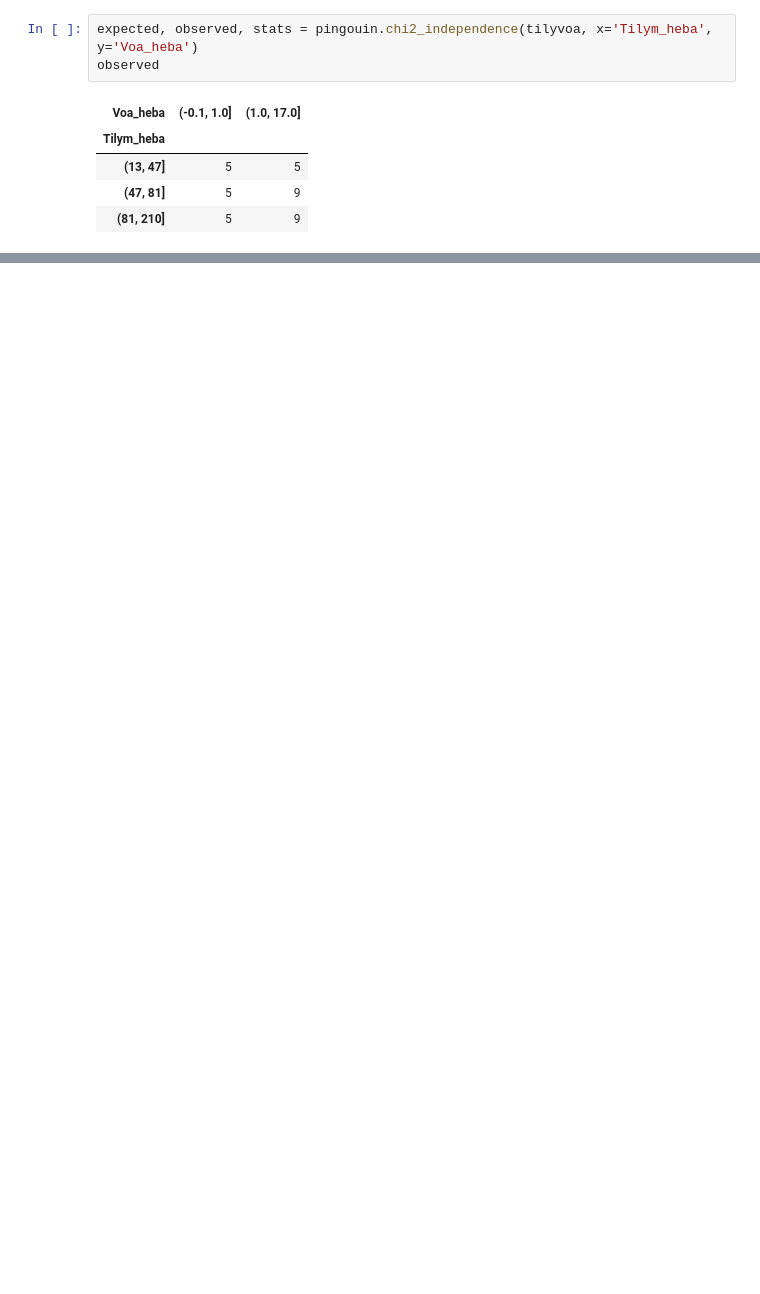
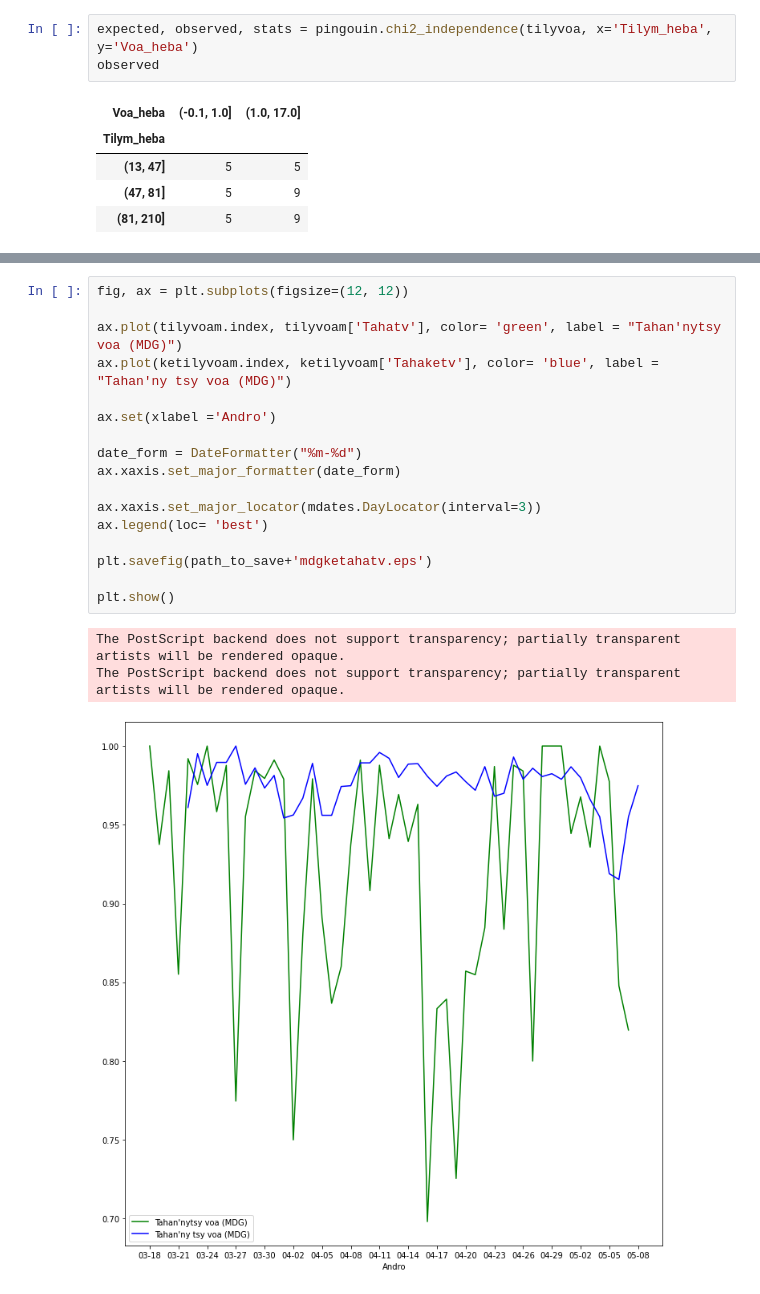
Before and after one commit to herysedra/covid19-mankaiza-clone, a Jupyter notebook: stats/stat_tests.ipynb, the cells around one changed output, grey strips where cells are left out. Cells and saved outputs as stored; diff of their text form; blank space fills up the shorter version.

```diff
--- a/stats/stat_tests.ipynb
+++ b/stats/stat_tests.ipynb
@@ -323,0 +306,21 @@ The PostScript backend does not support transparency; partially transparent arti
+# %%
+fig, ax = plt.subplots(figsize=(12, 12))
+
+ax.plot(tilyvoam.index, tilyvoam['Tahatv'], color= 'green', label = "Tahan'nytsy voa (MDG)")
+ax.plot(ketilyvoam.index, ketilyvoam['Tahaketv'], color= 'blue', label = "Tahan'ny tsy voa (MDG)")
+
+ax.set(xlabel ='Andro')
+
+date_form = DateFormatter("%m-%d")
+ax.xaxis.set_major_formatter(date_form)
+
+ax.xaxis.set_major_locator(mdates.DayLocator(interval=3))
+ax.legend(loc= 'best')
+
+plt.savefig(path_to_save+'mdgketahatv.eps')
+
+plt.show()
+# %% [output]
+The PostScript backend does not support transparency; partially transparent artists will be rendered opaque.
+The PostScript backend does not support transparency; partially transparent artists will be rendered opaque.
+[figure, added]
```
Also changed, not shown: parts of 17 cells of this notebook.
